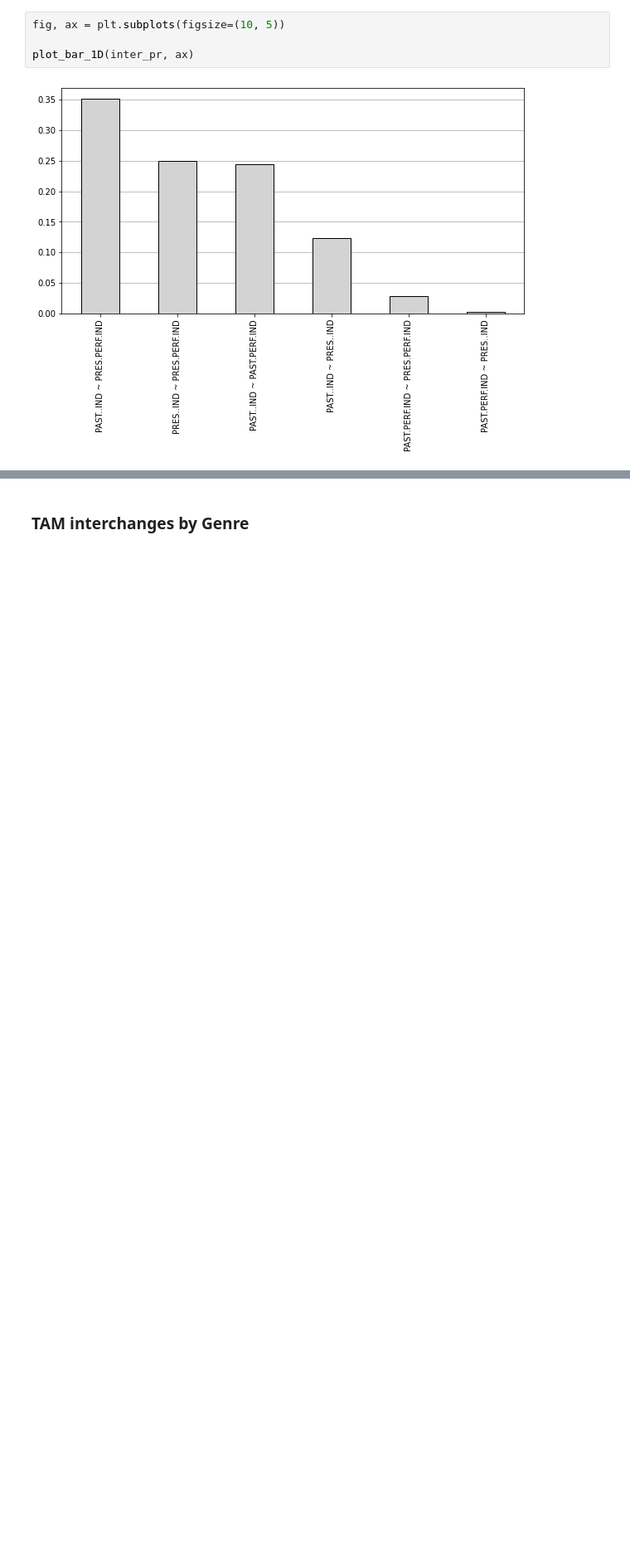
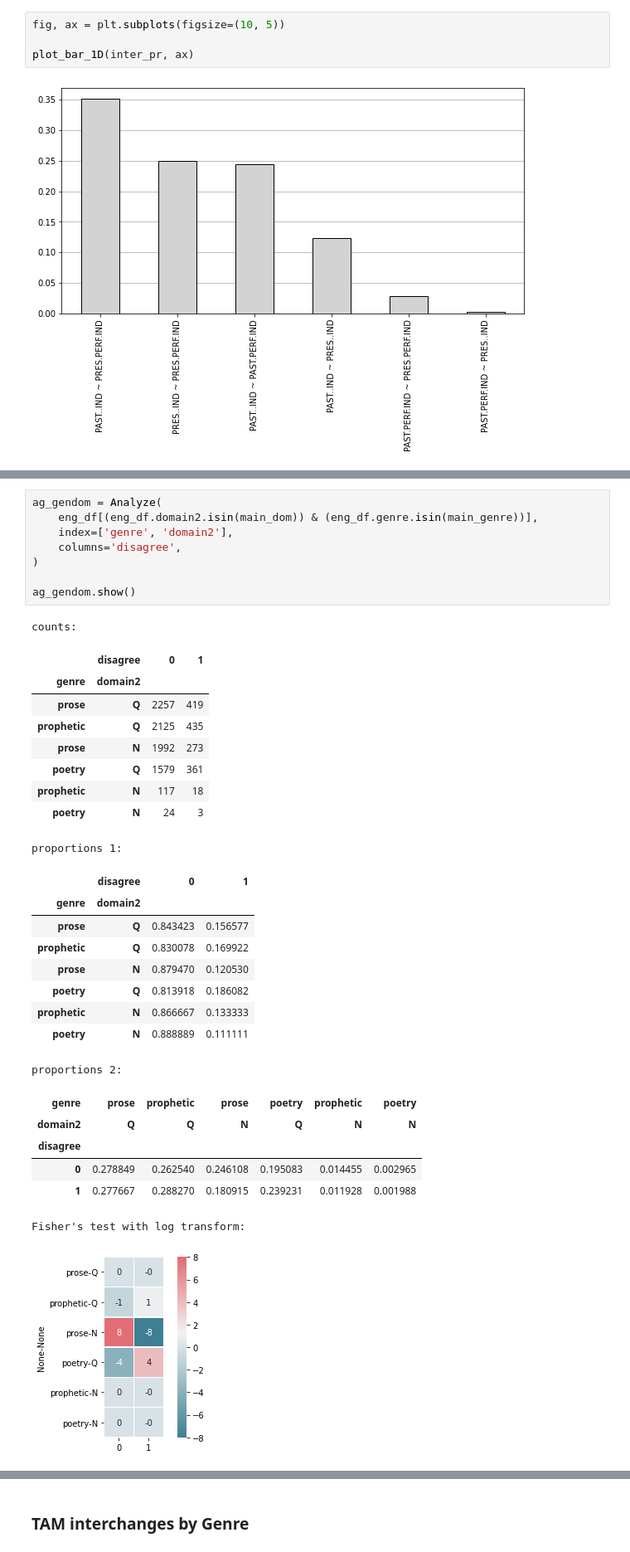
Before and after one commit to CambridgeSemiticsLab/Gesenius_data, a Jupyter notebook: analysis/§106_English_general.ipynb, the cells around one changed output, grey strips where cells are left out. Shown at 83% size. Saved outputs shown, nothing was run; the diff lists cells and outputs as text; blank space fills up the shorter version.

```diff
--- a/analysis/§106_English_general.ipynb
+++ b/analysis/§106_English_general.ipynb
@@ -308,0 +504,35 @@ ag_genre_oneN
+# %%
+ag_gendom = Analyze(
+    eng_df[(eng_df.domain2.isin(main_dom)) & (eng_df.genre.isin(main_genre))],
+    index=['genre', 'domain2'],
+    columns='disagree',
+)
+
+ag_gendom.show()
+# %% [output]
+counts:
+|  | disagree | 0 | 1 |
+| genre | domain2 |  |  |
+| prose | Q | 2257 | 419 |
+| prophetic | Q | 2125 | 435 |
+| prose | N | 1992 | 273 |
+| poetry | Q | 1579 | 361 |
+| prophetic | N | 117 | 18 |
+| poetry | N | 24 | 3 |
+proportions 1:
+|  | disagree | 0 | 1 |
+| genre | domain2 |  |  |
+| prose | Q | 0.843423 | 0.156577 |
+| prophetic | Q | 0.830078 | 0.169922 |
+| prose | N | 0.879470 | 0.120530 |
+| poetry | Q | 0.813918 | 0.186082 |
+| prophetic | N | 0.866667 | 0.133333 |
+| poetry | N | 0.888889 | 0.111111 |
+proportions 2:
+| genre | prose | prophetic | prose | poetry | prophetic | poetry |
+| domain2 | Q | Q | N | Q | N | N |
+| disagree |  |  |  |  |  |  |
+| 0 | 0.278849 | 0.262540 | 0.246108 | 0.195083 | 0.014455 | 0.002965 |
+| 1 | 0.277667 | 0.288270 | 0.180915 | 0.239231 | 0.011928 | 0.001988 |
+Fisher's test with log transform:
+[figure, added]
```
Also changed, not shown: parts of 106 cells of this notebook, 3 other files.
